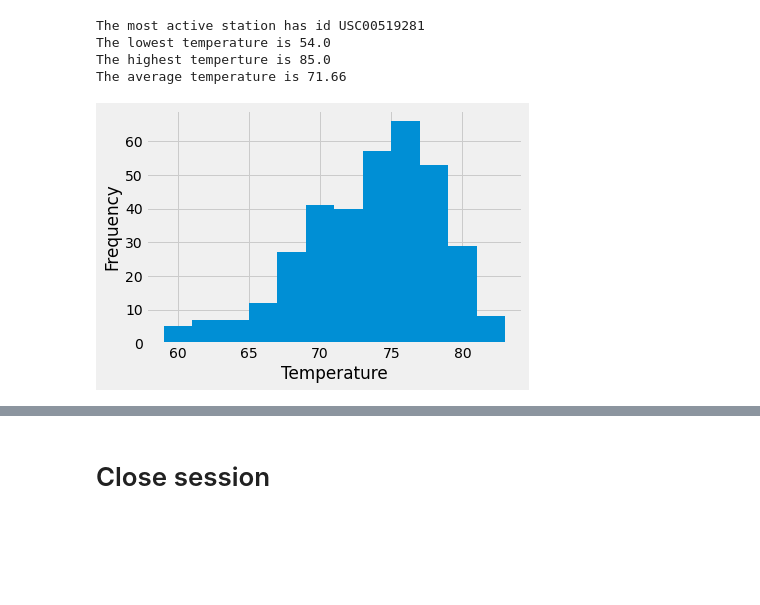
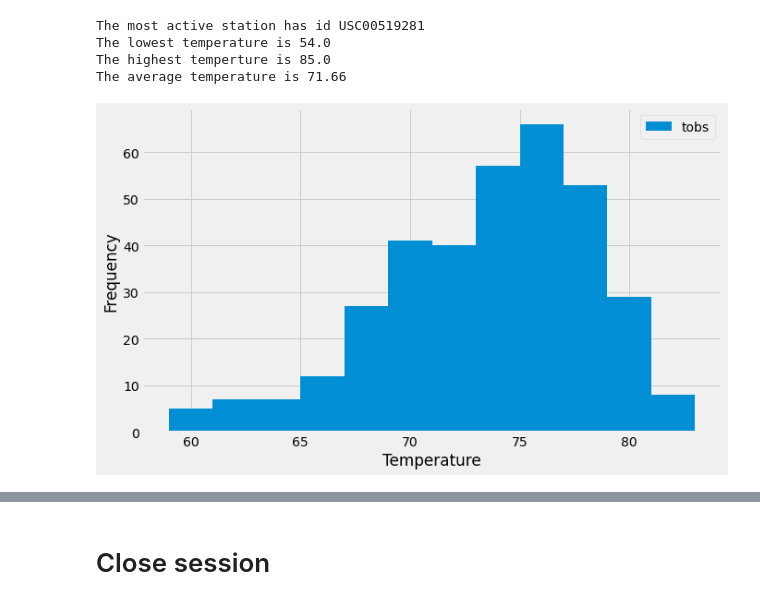
Before and after one commit to Seltsam1/sqlalchemy-climate-analysis, a Jupyter notebook: climate_analysis.ipynb, the cells around one changed output, grey strips where cells are left out. Drawn from its saved outputs; the diff is of its cells as text; code cells hidden in the pictures; blank space fills up the shorter version.

```diff
--- a/climate_analysis.ipynb
+++ b/climate_analysis.ipynb
@@ -215,11 +204,15 @@ temp_df = temp_df.sort_values(['tobs'])
 # %%
 # Plot results as histogram
 
-plt.hist(temp_df, bins=12)
+plt.figure(figsize = (10,6))
+
+plt.hist(temp_df, bins = 12)
 
 plt.xlabel("Temperature")
 plt.ylabel("Frequency")
+plt.legend(temp_df, loc="best")
+
 
 plt.show()
 # %% [output]
-[figure, old version]
+[figure, new version]
```
Also changed, not shown: parts of 4 cells of this notebook.
